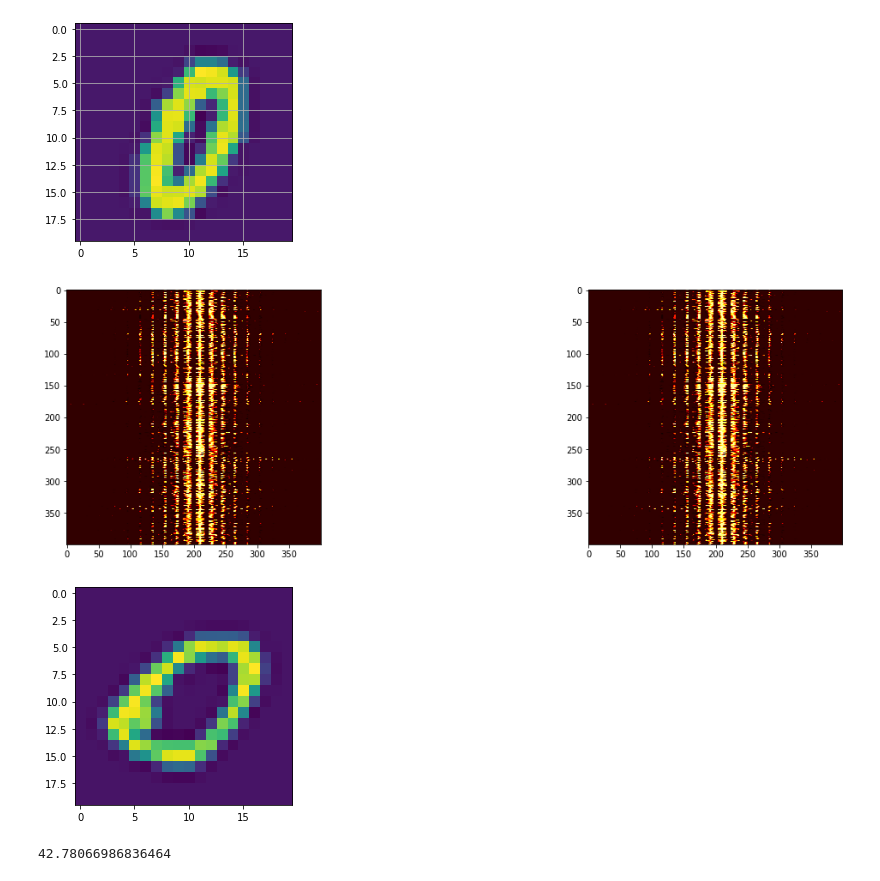
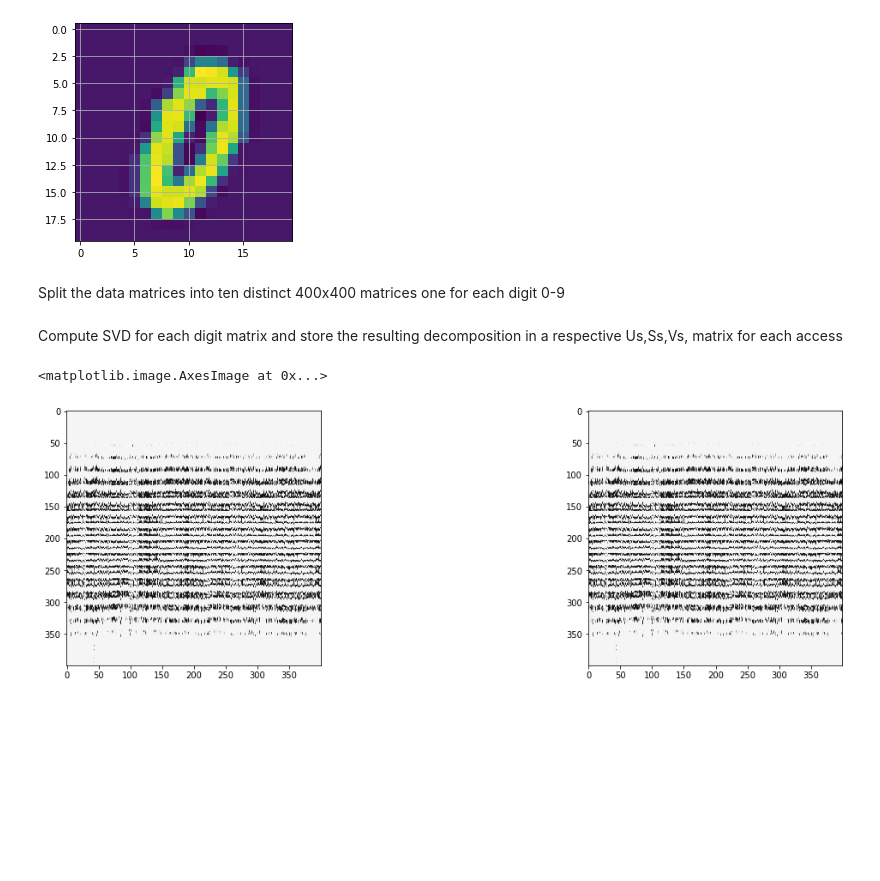
Before and after one commit to qherm/math425-final-project, a Jupyter notebook: Problem 3.ipynb, the cells around one changed output. Saved outputs shown, nothing was run; the diff lists cells and outputs as text; code cells hidden in the pictures; blank space fills up the shorter version.

```diff
--- a/Problem 3.ipynb
+++ b/Problem 3.ipynb
@@ -25,45 +39,41 @@ plt.imshow(number.T, cmap=plt.get_cmap('viridis'))
 plt.grid()
 # %% [output]
 [figure]
+# %% [markdown]
+Split the data matrices into ten distinct 400x400 matrices one for each digit 0-9
+# %%
+training_digits=np.split(training_set,10)
+for i in range(10):
+    training_digits[i]=training_digits[i].T
+# %% [markdown]
+Compute SVD for each digit matrix and store the resulting decomposition in a respective Us,Ss,Vs, matrix for each access
 # %%
-training_digits=np.split(training_set,10)
+sample_digit=0
+#Plot starting data for comparison to SVD reconstruction
+fig = plt.figure(figsize=(20, 12))
+fig.add_subplot(2, 2, 1)
+plt.imshow(training_digits[sample_digit], cmap='Greys', interpolation='nearest')
 
 #initialize lists for storing the decompositions for each digit matrix
 L_singular_vectors=[]
 Sigma_matrices=[]
 R_singular_vectors=[]
 
-fig = plt.figure(figsize=(20, 12))
-fig.add_subplot(2, 2, 1)
-plt.imshow(training_digits[1], cmap='hot', interpolation='nearest')
-
-
-#Compute the SVD for each digit and store the resulting matrices that form the decomposition in a new matrix
+#Compute the SVD fr each digit and store the resulting matrices that form the decomposition in a new matrix
 for i in range(10):
     #compute svd for the digit  i
-    U,S,V = la.svd(training_digits[i],full_matrices=False)
-    L_singular_vectors.append(U)
-    Sigma_matrices.append(S)# use np.diag(S) for nxn matrix of singular values
-    R_singular_vectors.append(V)
-
+    u,s,v = la.svd(training_digits[i],full_matrices=False)
+    L_singular_vectors.append(u.T)
+    Sigma_matrices.append(s)# use np.diag(S) for nxn matrix of singular values
+    R_singular_vectors.append(v)
 
 #conver the lists to numpy arrays after storing all of the decompositions
 Us=np.array(L_singular_vectors).astype(float)
 Ss=np.array(Sigma_matrices).astype(float)
 Vs=np.array(R_singular_vectors).astype(float)
 
-
 fig.add_subplot(2, 2, 2)
-plt.imshow(Us[1]*Ss[1]@Vs[1], cmap='hot', interpolation='nearest')
-pass
+plt.imshow(Us[sample_digit].T*Ss[sample_digit]@Vs[sample_digit], cmap='Greys', interpolation='nearest')
 # %% [output]
+<matplotlib.image.AxesImage at 0x...>
-[figure, old version]
+[figure, new version]
-# %%
-plt.imshow(training_digits[0][0].reshape((20,20)))
-pass
-# %% [output]
-[figure, removed]
-# %%
-print(Ss[0][1])
-# %% [output]
-42.78066986836464
```
Also changed, not shown: parts of 20 cells of this notebook.
